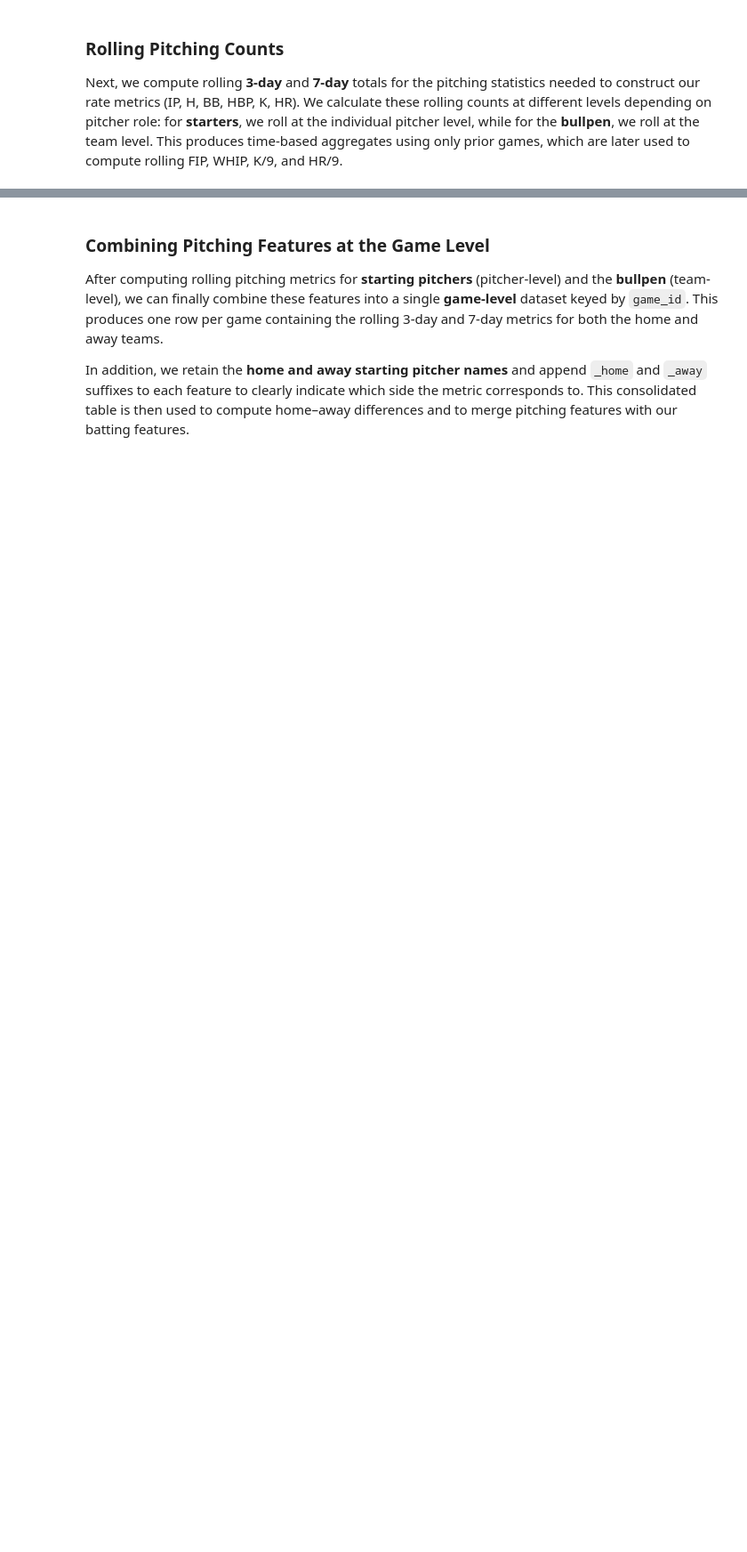
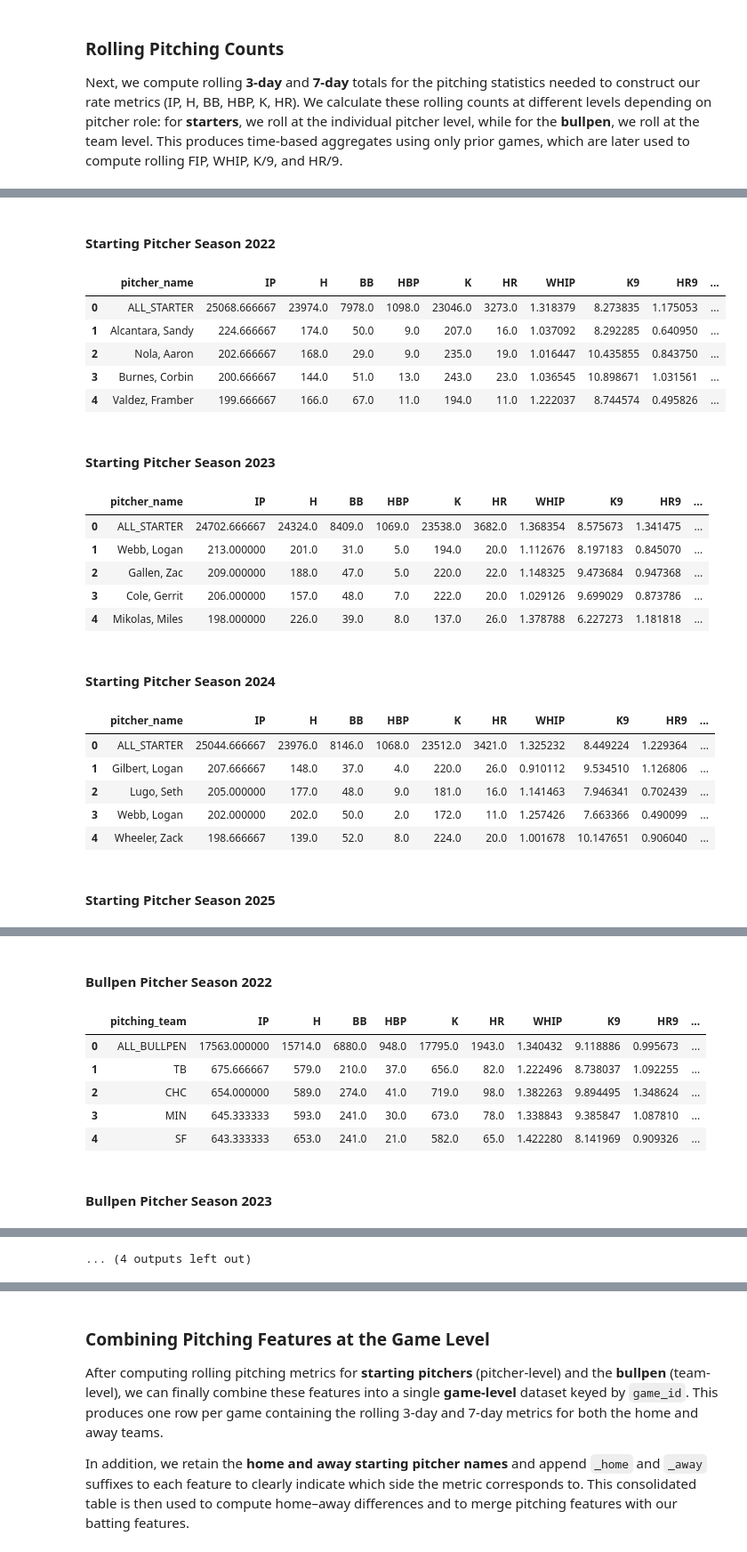
Before and after one commit to Sam-Gartenstein/mlb-win-prediction, a Jupyter notebook: Game Preprocessing.ipynb, the cells around one changed output, grey strips where cells are left out. Shown at 89% size. Drawn from its saved outputs; the diff is of its cells as text; code cells hidden in the pictures; blank space fills up the shorter version.

```diff
--- a/Game Preprocessing.ipynb
+++ b/Game Preprocessing.ipynb
@@ -1054,0 +1228,33 @@ Starting Pitcher Season 2025
+# %%
+display(HTML("<h4>Starting Pitcher Season 2022</h4>")); display(starter_summary_2022.head(5))
+display(HTML("<h4>Starting Pitcher Season 2023</h4>")); display(starter_summary_2023.head(5))
+display(HTML("<h4>Starting Pitcher Season 2024</h4>")); display(starter_summary_2024.head(5))
+display(HTML("<h4>Starting Pitcher Season 2025</h4>")); display(starter_summary_2025.head(5))
+print(" ")
+display(HTML("<h4>Bullpen Pitcher Season 2022</h4>")); display(bullpen_summary_2022.head(5))
+display(HTML("<h4>Bullpen Pitcher Season 2023</h4>")); display(bullpen_summary_2023.head(5))
+display(HTML("<h4>Bullpen Pitcher Season 2024</h4>")); display(bullpen_summary_2024.head(5))
+display(HTML("<h4>Bullpen Pitcher Season 2025</h4>")); display(bullpen_summary_2025.head(5))
+# %% [output]
+Starting Pitcher Season 2022
+|  | pitcher_name | IP | H | BB | HBP | K | HR | WHIP | K9 | HR9 | ... |
+| 0 | ALL_STARTER | 25068.666667 | 23974.0 | 7978.0 | 1098.0 | 23046.0 | 3273.0 | 1.318379 | 8.273835 | 1.175053 | ... |
+| 1 | Alcantara, Sandy | 224.666667 | 174.0 | 50.0 | 9.0 | 207.0 | 16.0 | 1.037092 | 8.292285 | 0.640950 | ... |
+| 2 | Nola, Aaron | 202.666667 | 168.0 | 29.0 | 9.0 | 235.0 | 19.0 | 1.016447 | 10.435855 | 0.843750 | ... |
+| 3 | Burnes, Corbin | 200.666667 | 144.0 | 51.0 | 13.0 | 243.0 | 23.0 | 1.036545 | 10.898671 | 1.031561 | ... |
+| 4 | Valdez, Framber | 199.666667 | 166.0 | 67.0 | 11.0 | 194.0 | 11.0 | 1.222037 | 8.744574 | 0.495826 | ... |
+Starting Pitcher Season 2023
+|  | pitcher_name | IP | H | BB | HBP | K | HR | WHIP | K9 | HR9 | ... |
+| 0 | ALL_STARTER | 24702.666667 | 24324.0 | 8409.0 | 1069.0 | 23538.0 | 3682.0 | 1.368354 | 8.575673 | 1.341475 | ... |
+| 1 | Webb, Logan | 213.000000 | 201.0 | 31.0 | 5.0 | 194.0 | 20.0 | 1.112676 | 8.197183 | 0.845070 | ... |
+| 2 | Gallen, Zac | 209.000000 | 188.0 | 47.0 | 5.0 | 220.0 | 22.0 | 1.148325 | 9.473684 | 0.947368 | ... |
+| 3 | Cole, Gerrit | 206.000000 | 157.0 | 48.0 | 7.0 | 222.0 | 20.0 | 1.029126 | 9.699029 | 0.873786 | ... |
+| 4 | Mikolas, Miles | 198.000000 | 226.0 | 39.0 | 8.0 | 137.0 | 26.0 | 1.378788 | 6.227273 | 1.181818 | ... |
+Starting Pitcher Season 2024
+|  | pitcher_name | IP | H | BB | HBP | K | HR | WHIP | K9 | HR9 | ... |
+| 0 | ALL_STARTER | 25044.666667 | 23976.0 | 8146.0 | 1068.0 | 23512.0 | 3421.0 | 1.325232 | 8.449224 | 1.229364 | ... |
+| 1 | Gilbert, Logan | 207.666667 | 148.0 | 37.0 | 4.0 | 220.0 | 26.0 | 0.910112 | 9.534510 | 1.126806 | ... |
+| 2 | Lugo, Seth | 205.000000 | 177.0 | 48.0 | 9.0 | 181.0 | 16.0 | 1.141463 | 7.946341 | 0.702439 | ... |
+| 3 | Webb, Logan | 202.000000 | 202.0 | 50.0 | 2.0 | 172.0 | 11.0 | 1.257426 | 7.663366 | 0.490099 | ... |
+| 4 | Wheeler, Zack | 198.666667 | 139.0 | 52.0 | 8.0 | 224.0 | 20.0 | 1.001678 | 10.147651 | 0.906040 | ... |
+Starting Pitcher Season 2025
@@ -1054,0 +1267,8 @@ Starting Pitcher Season 2025
+Bullpen Pitcher Season 2022
+|  | pitching_team | IP | H | BB | HBP | K | HR | WHIP | K9 | HR9 | ... |
+| 0 | ALL_BULLPEN | 17563.000000 | 15714.0 | 6880.0 | 948.0 | 17795.0 | 1943.0 | 1.340432 | 9.118886 | 0.995673 | ... |
+| 1 | TB | 675.666667 | 579.0 | 210.0 | 37.0 | 656.0 | 82.0 | 1.222496 | 8.738037 | 1.092255 | ... |
+| 2 | CHC | 654.000000 | 589.0 | 274.0 | 41.0 | 719.0 | 98.0 | 1.382263 | 9.894495 | 1.348624 | ... |
+| 3 | MIN | 645.333333 | 593.0 | 241.0 | 30.0 | 673.0 | 78.0 | 1.338843 | 9.385847 | 1.087810 | ... |
+| 4 | SF | 643.333333 | 653.0 | 241.0 | 21.0 | 582.0 | 65.0 | 1.422280 | 8.141969 | 0.909326 | ... |
+Bullpen Pitcher Season 2023
@@ -1054,0 +1281 @@ Starting Pitcher Season 2025
+... (4 outputs left out)
```
Also changed, not shown: parts of 19 cells of this notebook.
